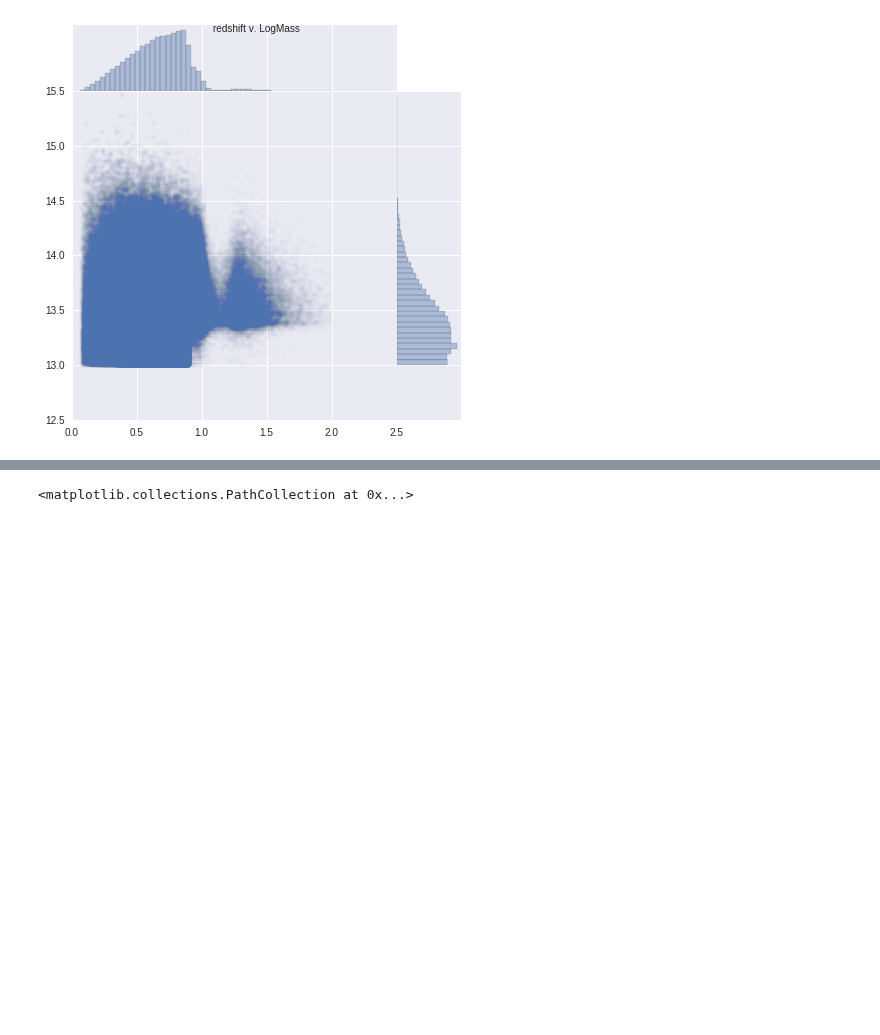
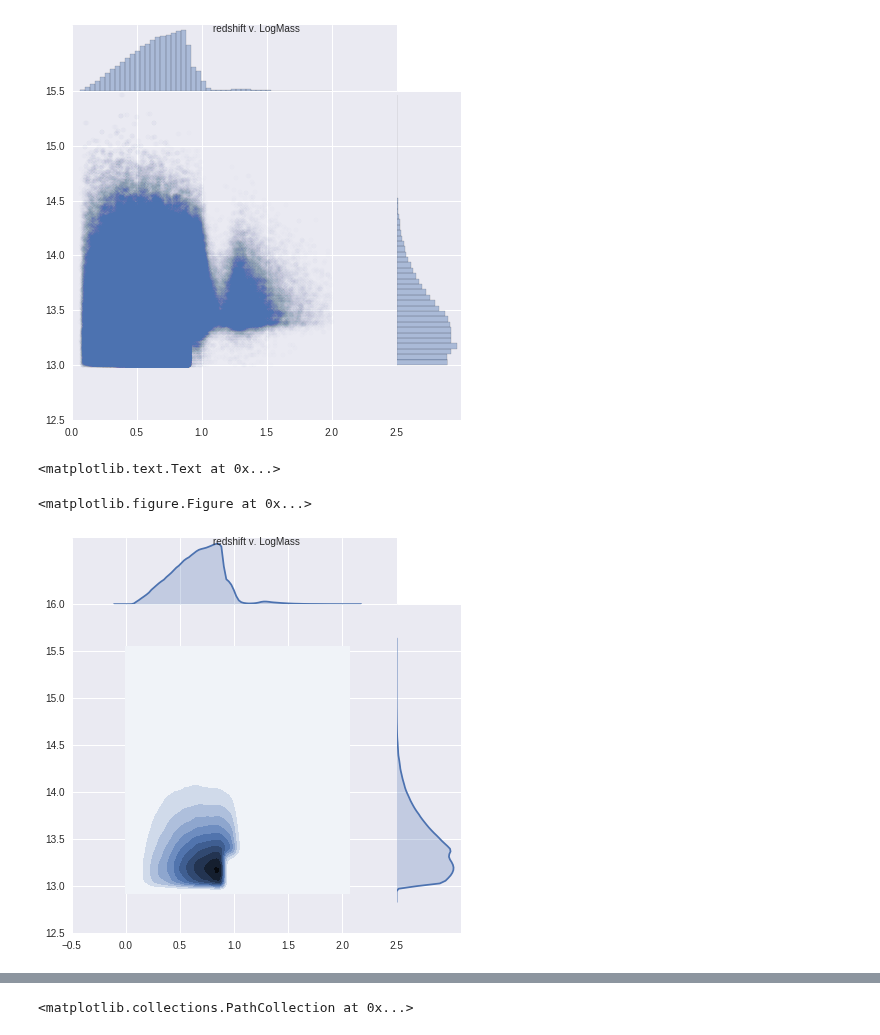
Before and after one commit to Ravirajadrangi/ClusterMassInference, a Jupyter notebook: Playing With Catalog V2.ipynb, the cells around one changed output, grey strips where cells are left out. Cells and saved outputs as stored; diff of their text form; code cells hidden in the pictures; blank space fills up the shorter version.

```diff
--- a/Playing With Catalog V2.ipynb
+++ b/Playing With Catalog V2.ipynb
@@ -58,5 +58,9 @@ plt.suptitle('redshift v. LogMass')
 [figure]
 # %%
 plt.figure(figsize = (10,10))
-sns.jointplot(data['Z'], logMass, kind = 'kde', space = 0, stat_func = None, alpha = .01)
-plt.suptitle('redshift v. LogMass')
+sns.jointplot(data['Z'], logMass, kind = 'kde', space = 0, stat_func = None)
+#plt.suptitle('redshift v. LogMass')
+# %% [output]
+<matplotlib.text.Text at 0x...>
+<matplotlib.figure.Figure at 0x...>
+[figure, added]
```
Also changed, not shown: parts of 9 cells of this notebook.
